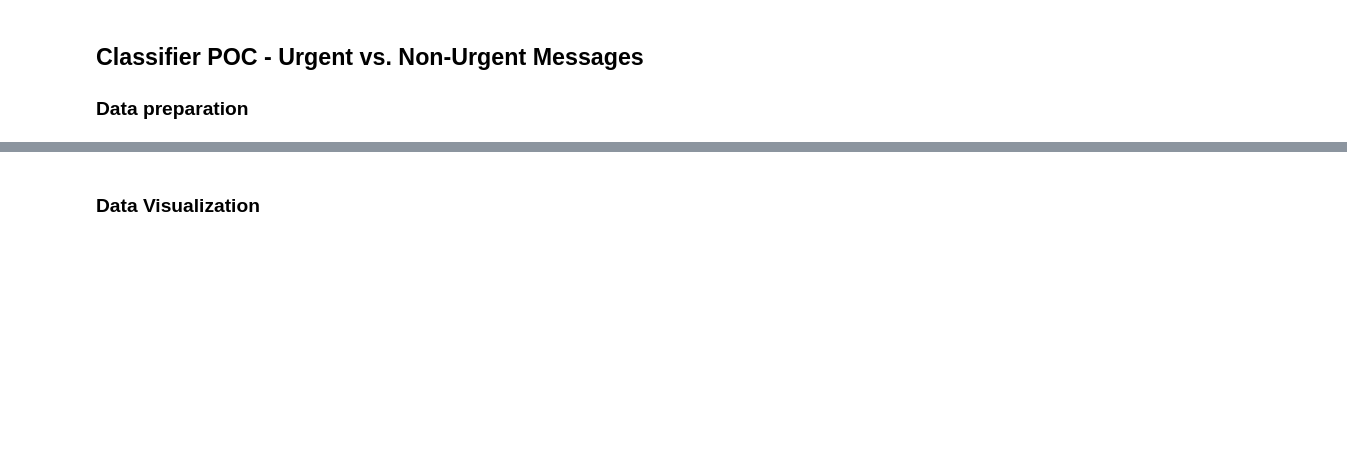
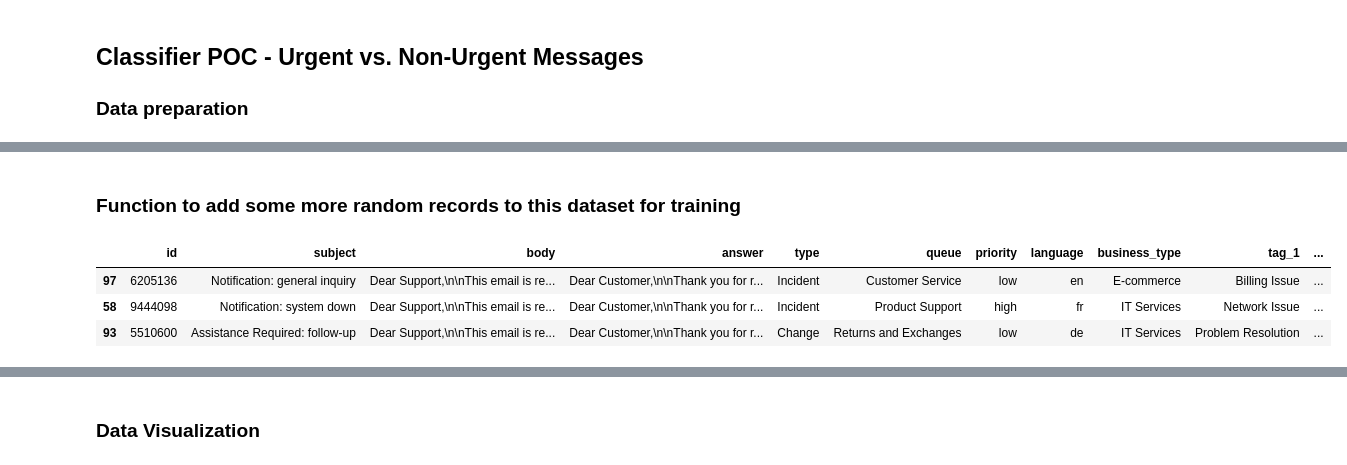
Before and after one commit to Kripa8702/Text-Classifier---Urgent-vs.-No-Urgent, a Jupyter notebook: urgent_classifier.ipynb, the cells around one changed output, grey strips where cells are left out. Drawn from its saved outputs; the diff is of its cells as text; code cells hidden in the pictures; blank space fills up the shorter version.

Commit message:
Added: new dataset and classifier jupyter notebook

```diff
--- a/urgent_classifier.ipynb
+++ b/urgent_classifier.ipynb
@@ -150,0 +25,68 @@ email_df.sample(10)
+# %% [markdown]
+### Function to add some more random records to this dataset for training
+# %%
+import pandas as pd
+import random
+import numpy as np
+
+# Define possible values for each column
+types = ['Incident', 'Request', 'Problem', 'Change']
+queues = ['Technical Support', 'Product Support', 'Sales and Pre-Sales',
+          'Returns and Exchanges', 'IT Support', 'Billing and Payments',
+          'Customer Service', 'Service Outages and Maintenance',
+          'Human Resources', 'General Inquiry']
+priorities = ['high', 'medium', 'low']
+languages = ['en', 'es', 'fr', 'de']
+business_types = ['Tech Online Store', 'E-commerce', 'Software Solutions', 'IT Services']
+tags = ['Technical Support', 'Product Support', 'Software Bug', 'Network Issue',
+        'Problem Resolution', 'Billing Issue', 'Account Help', 'Product Inquiry']
+
+# Define keywords for urgent and non-urgent emails
+urgent_keywords = ['urgent', 'critical', 'asap', 'immediate attention', 'system down']
+non_urgent_keywords = ['general inquiry', 'information request', 'follow-up', 'schedule']
+
+# Generate synthetic data
+def generate_email_data(num_records):
+    records = []
+    for _ in range(num_records):
+        is_urgent = random.choice([True, False])  # Randomly assign urgency
+        subject_keywords = urgent_keywords if is_urgent else non_urgent_keywords
+        body_keywords = urgent_keywords if is_urgent else non_urgent_keywords
+
+        # Generate a record
+        record = {
+            'id': random.randint(1000000, 9999999),
+            'subject': f"{random.choice(['Assistance Required', 'Update', 'Notification'])}: {random.choice(subject_keywords)}",
+            'body': f"Dear Support,\n\nThis email is regarding {random.choice(body_keywords)}.\n\nPlease assist.\n\nThank you.",
+            'answer': "Dear Customer,\n\nThank you for reaching out. We will address your query promptly.",
+            'type': random.choice(types),
+            'queue': random.choice(queues),
+            'priority': 'high' if is_urgent else random.choice(['medium', 'low']),
+            'language': random.choice(languages),
+            'business_type': random.choice(business_types),
+            'tag_1': random.choice(tags),
+            'tag_2': random.choice(tags),
+            'tag_3': random.choice(tags),
+            'tag_4': random.choice(tags),
+            'tag_5': random.choice(tags),
+            'tag_6': np.nan,
+            'tag_7': np.nan,
+            'tag_8': np.nan,
+            'tag_9': np.nan,
+        }
+        records.append(record)
+    return records
+
+# Generate 100 synthetic records
+new_records = generate_email_data(100)
+
+# Create a DataFrame
+new_df = pd.DataFrame(new_records)
+
+# Display the generated DataFrame
+new_df.sample(3)
+# %% [output]
+|  | id | subject | body | answer | type | queue | priority | language | business_type | tag_1 | ... |
+| 97 | 6205136 | Notification: general inquiry | Dear Support,\n\nThis email is re... | Dear Customer,\n\nThank you for r... | Incident | Customer Service | low | en | E-commerce | Billing Issue | ... |
+| 58 | 9444098 | Notification: system down | Dear Support,\n\nThis email is re... | Dear Customer,\n\nThank you for r... | Incident | Product Support | high | fr | IT Services | Network Issue | ... |
+| 93 | 5510600 | Assistance Required: follow-up | Dear Support,\n\nThis email is re... | Dear Customer,\n\nThank you for r... | Change | Returns and Exchanges | low | de | IT Services | Problem Resolution | ... |
```
Also changed, not shown: parts of 33 cells of this notebook, 5 other files.
